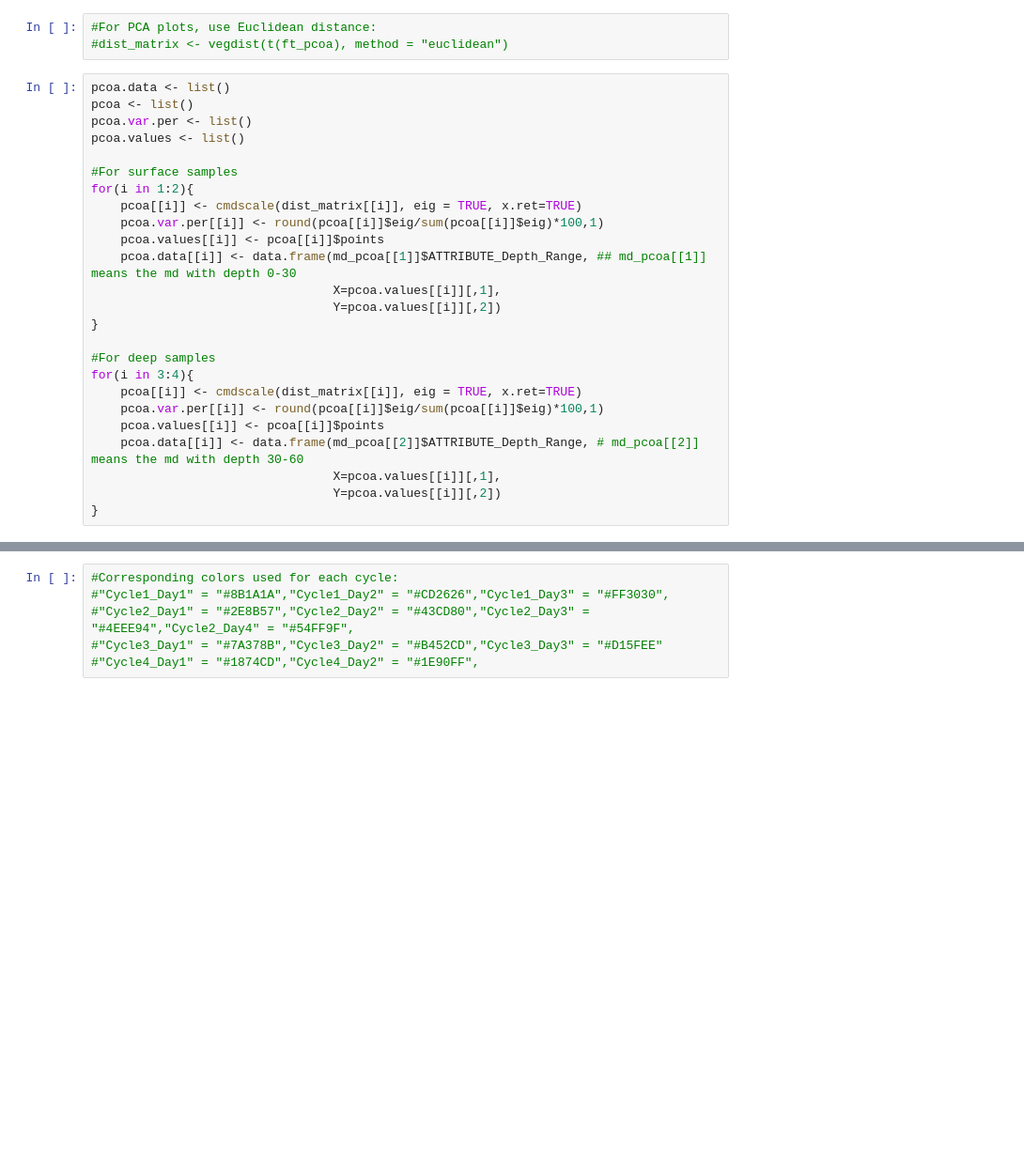
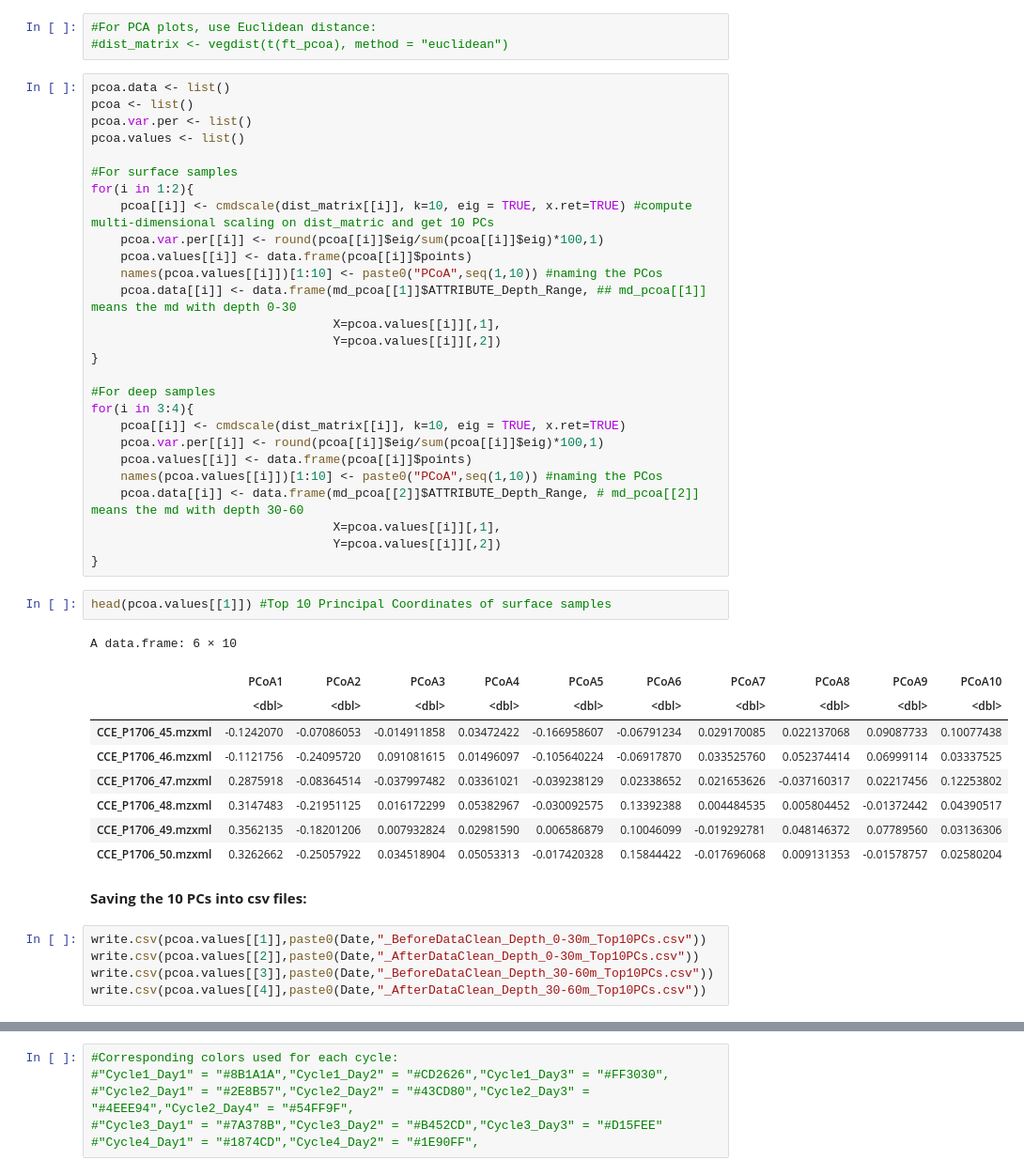
Before and after one commit to Functional-Metabolomics-Lab/CCE_Data-Analysis, a Jupyter notebook: Notebooks_CCE_Data/DataCleanup_Preliminary_Analysis.ipynb, the cells around one changed output, grey strips where cells are left out. Shown: that part at 94% size. Saved outputs shown, nothing was run; the diff lists cells and outputs as text; blank space fills up the shorter version.

```diff
--- a/Notebooks_CCE_Data/DataCleanup_Preliminary_Analysis.ipynb
+++ b/Notebooks_CCE_Data/DataCleanup_Preliminary_Analysis.ipynb
@@ -689,9 +694,10 @@ pcoa.values <- list()
 
 #For surface samples
 for(i in 1:2){
-    pcoa[[i]] <- cmdscale(dist_matrix[[i]], eig = TRUE, x.ret=TRUE)
+    pcoa[[i]] <- cmdscale(dist_matrix[[i]], k=10, eig = TRUE, x.ret=TRUE) #compute multi-dimensional scaling on dist_matric and get 10 PCs
     pcoa.var.per[[i]] <- round(pcoa[[i]]$eig/sum(pcoa[[i]]$eig)*100,1)
-    pcoa.values[[i]] <- pcoa[[i]]$points
+    pcoa.values[[i]] <- data.frame(pcoa[[i]]$points)
+    names(pcoa.values[[i]])[1:10] <- paste0("PCoA",seq(1,10)) #naming the PCos
     pcoa.data[[i]] <- data.frame(md_pcoa[[1]]$ATTRIBUTE_Depth_Range, ## md_pcoa[[1]] means the md with depth 0-30
                                  X=pcoa.values[[i]][,1],
                                  Y=pcoa.values[[i]][,2])
@@ -699,11 +705,31 @@ for(i in 1:2){
 
 #For deep samples
 for(i in 3:4){
-    pcoa[[i]] <- cmdscale(dist_matrix[[i]], eig = TRUE, x.ret=TRUE)
+    pcoa[[i]] <- cmdscale(dist_matrix[[i]], k=10, eig = TRUE, x.ret=TRUE)
     pcoa.var.per[[i]] <- round(pcoa[[i]]$eig/sum(pcoa[[i]]$eig)*100,1)
-    pcoa.values[[i]] <- pcoa[[i]]$points
+    pcoa.values[[i]] <- data.frame(pcoa[[i]]$points)
+    names(pcoa.values[[i]])[1:10] <- paste0("PCoA",seq(1,10)) #naming the PCos
     pcoa.data[[i]] <- data.frame(md_pcoa[[2]]$ATTRIBUTE_Depth_Range, # md_pcoa[[2]] means the md with depth 30-60
                                  X=pcoa.values[[i]][,1],
                                  Y=pcoa.values[[i]][,2])
 }
+# %%
+head(pcoa.values[[1]]) #Top 10 Principal Coordinates of surface samples
+# %% [output]
+A data.frame: 6 × 10
+|  | PCoA1 | PCoA2 | PCoA3 | PCoA4 | PCoA5 | PCoA6 | PCoA7 | PCoA8 | PCoA9 | PCoA10 |
+|  | <dbl> | <dbl> | <dbl> | <dbl> | <dbl> | <dbl> | <dbl> | <dbl> | <dbl> | <dbl> |
+| CCE_P1706_45.mzxml | -0.1242070 | -0.07086053 | -0.014911858 | 0.03472422 | -0.166958607 | -0.06791234 | 0.029170085 | 0.022137068 | 0.09087733 | 0.10077438 |
+| CCE_P1706_46.mzxml | -0.1121756 | -0.24095720 | 0.091081615 | 0.01496097 | -0.105640224 | -0.06917870 | 0.033525760 | 0.052374414 | 0.06999114 | 0.03337525 |
+| CCE_P1706_47.mzxml | 0.2875918 | -0.08364514 | -0.037997482 | 0.03361021 | -0.039238129 | 0.02338652 | 0.021653626 | -0.037160317 | 0.02217456 | 0.12253802 |
+| CCE_P1706_48.mzxml | 0.3147483 | -0.21951125 | 0.016172299 | 0.05382967 | -0.030092575 | 0.13392388 | 0.004484535 | 0.005804452 | -0.01372442 | 0.04390517 |
+| CCE_P1706_49.mzxml | 0.3562135 | -0.18201206 | 0.007932824 | 0.02981590 | 0.006586879 | 0.10046099 | -0.019292781 | 0.048146372 | 0.07789560 | 0.03136306 |
+| CCE_P1706_50.mzxml | 0.3262662 | -0.25057922 | 0.034518904 | 0.05053313 | -0.017420328 | 0.15844422 | -0.017696068 | 0.009131353 | -0.01578757 | 0.02580204 |
+# %% [markdown]
+**Saving the 10 PCs into csv files:**
+# %%
+write.csv(pcoa.values[[1]],paste0(Date,"_BeforeDataClean_Depth_0-30m_Top10PCs.csv"))
+write.csv(pcoa.values[[2]],paste0(Date,"_AfterDataClean_Depth_0-30m_Top10PCs.csv"))
+write.csv(pcoa.values[[3]],paste0(Date,"_BeforeDataClean_Depth_30-60m_Top10PCs.csv"))
+write.csv(pcoa.values[[4]],paste0(Date,"_AfterDataClean_Depth_30-60m_Top10PCs.csv"))
 # %%
```
Also changed, not shown: parts of 17 cells of this notebook.
